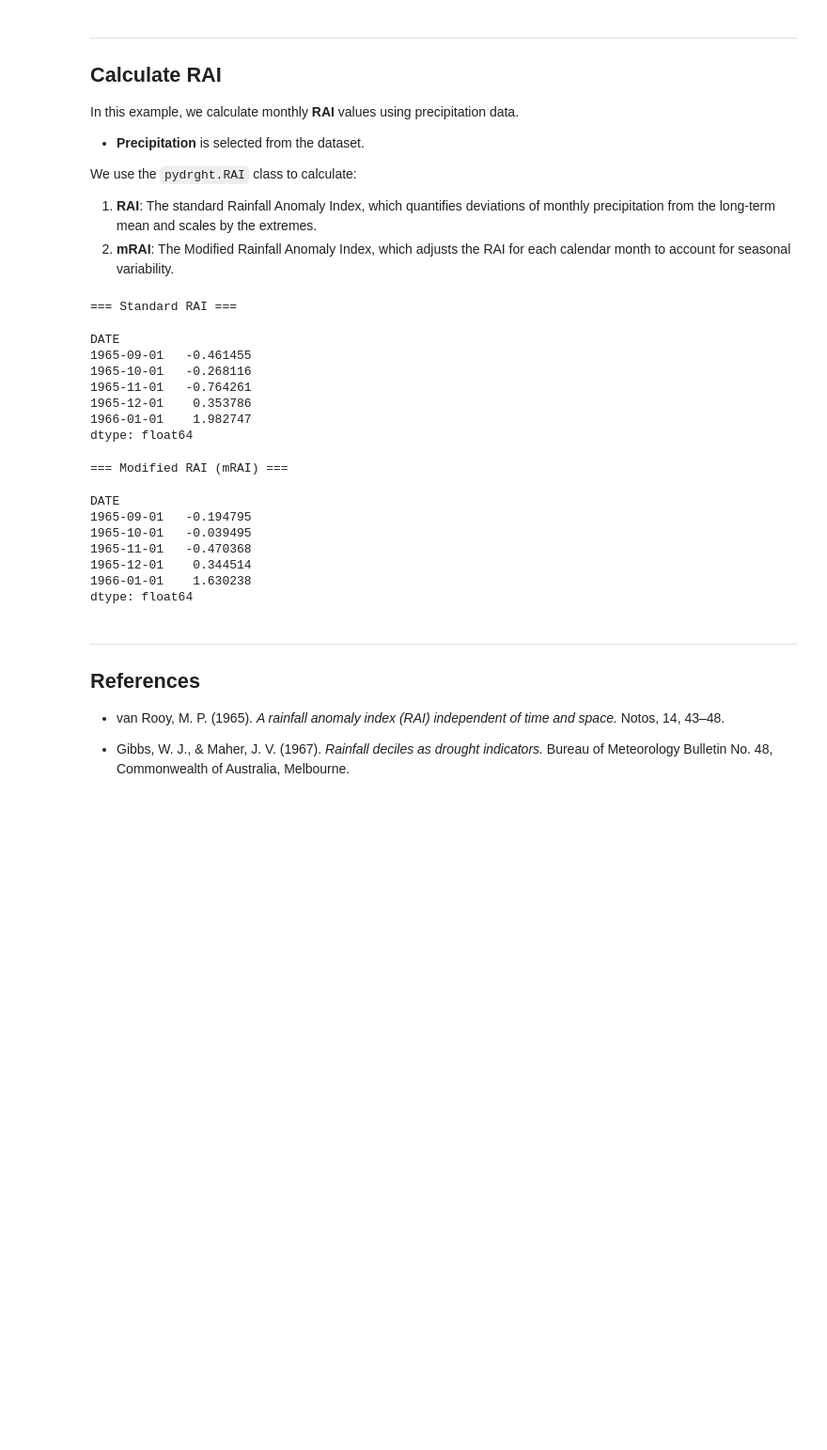
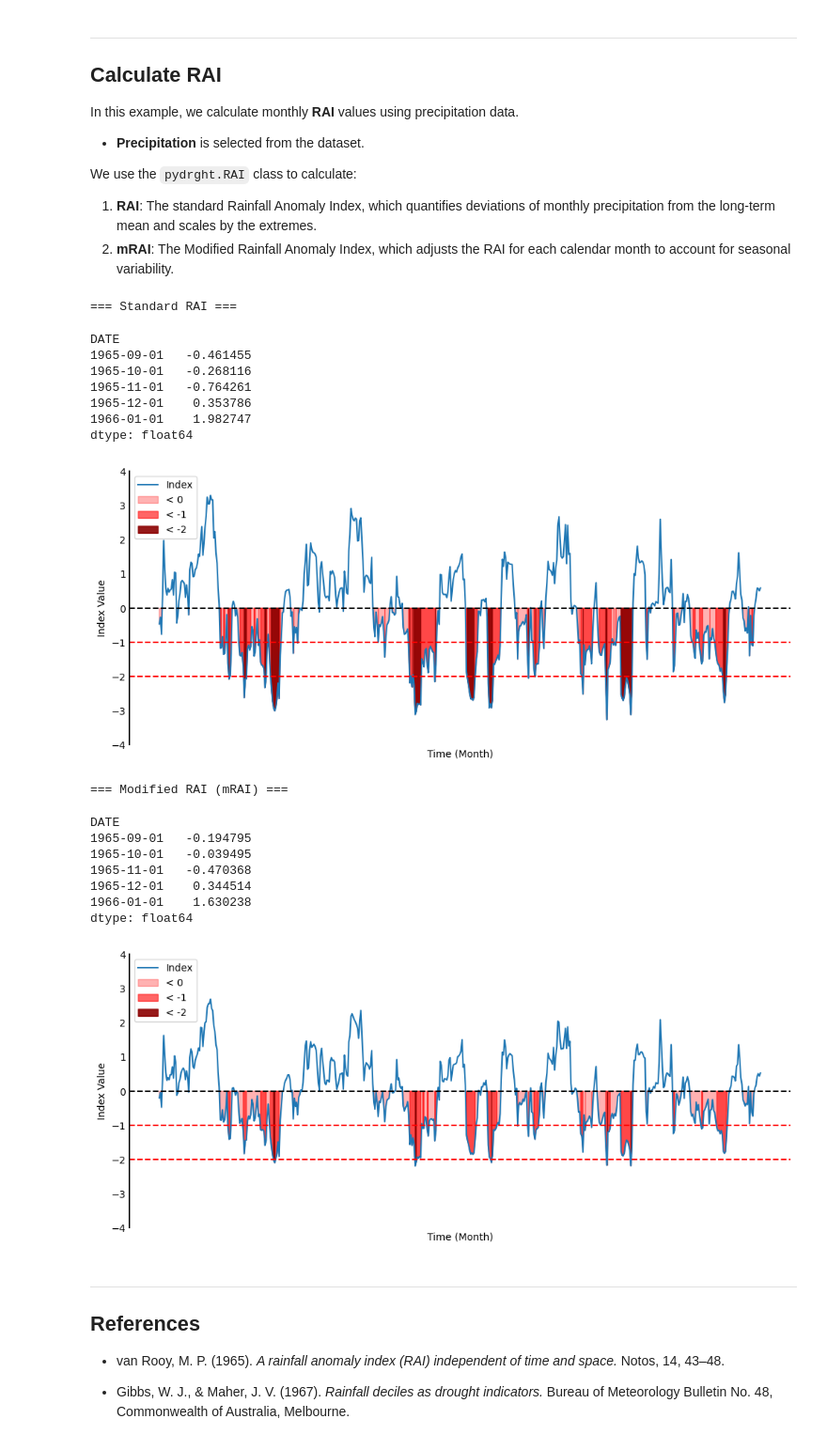
Before and after one commit to TerziTB/PyDRGHT, a Jupyter notebook: examples/example_RAI.ipynb, the cells around one changed output. Shown: that part at 94% size. Drawn from its saved outputs; the diff is of its cells as text; code cells hidden in the pictures; blank space fills up the shorter version.

```diff
--- a/examples/example_RAI.ipynb
+++ b/examples/example_RAI.ipynb
@@ -75,28 +75,33 @@ We use the `pydrght.RAI` class to calculate:
 # %%
 # Select precipitation column
 precip = df['PRECIPITATION']
 
 # Initialize RAI class
 rai = pydrght.RAI(precip=precip, ts=12)
 
 # === Standard RAI ===
 RAI_values = rai.RAI()
 print("=== Standard RAI ===")
 display(RAI_values.head())
 
+pydrght.utils.plot_index_with_severity(RAI_values)
+
 # === Modified RAI (mRAI) ===
 mRAI_values = rai.mRAI()
 print("=== Modified RAI (mRAI) ===")
 display(mRAI_values.head())
+
+pydrght.utils.plot_index_with_severity(mRAI_values)
 # %% [output]
 === Standard RAI ===
 DATE
 1965-09-01   -0.461455
 1965-10-01   -0.268116
 1965-11-01   -0.764261
 1965-12-01    0.353786
 1966-01-01    1.982747
 dtype: float64
+[figure, added]
 === Modified RAI (mRAI) ===
 DATE
 1965-09-01   -0.194795
@@ -105,6 +110,7 @@ DATE
 1965-12-01    0.344514
 1966-01-01    1.630238
 dtype: float64
+[figure, added]
 # %% [markdown]
 ---
 
```
Also changed, not shown: parts of 1 cell of this notebook, 6 other files.
